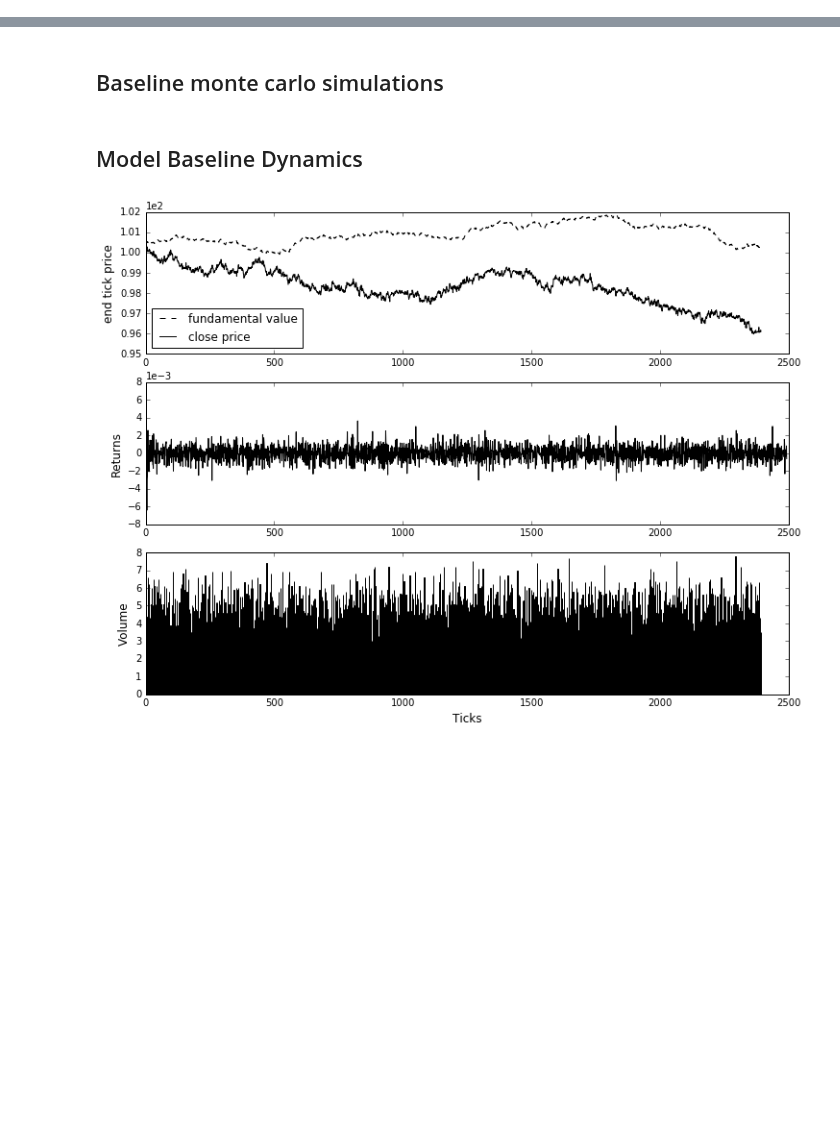
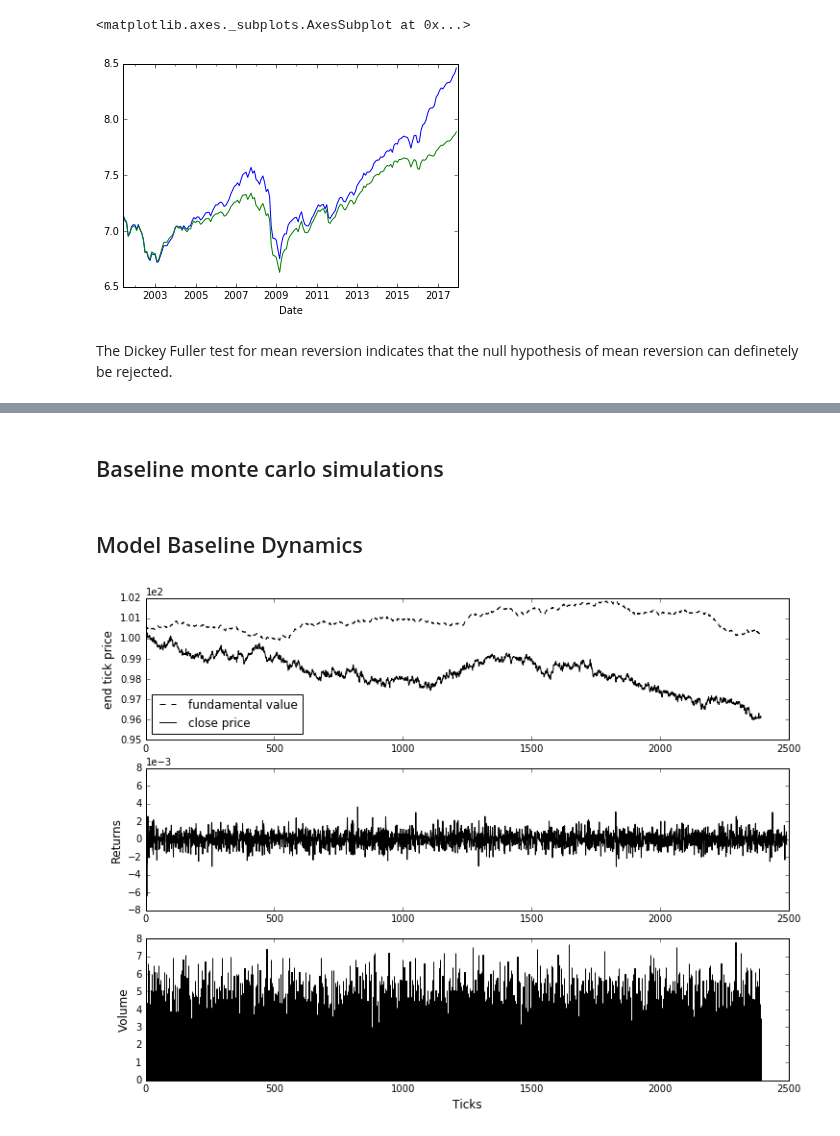
Before and after one commit to joerischasfoort/sim-fin-abm, a Jupyter notebook: Fundamentals-unhinged-baseline-replication.ipynb, the cells around one changed output, grey strips where cells are left out. Drawn from its saved outputs; the diff is of its cells as text; code cells hidden in the pictures; blank space fills up the shorter version.

Commit message:
added empirical calculations of fundamentals

```diff
--- a/Fundamentals-unhinged-baseline-replication.ipynb
+++ b/Fundamentals-unhinged-baseline-replication.ipynb
@@ -12,0 +21,26 @@ from functions.helpers import hurst
+# %%
+start_date = '1960-01-01'
+end_date = '2017-12-31'
+window = 120
+# %%
+spy_real_price = quandl.get("MULTPL/SP500_REAL_PRICE_MONTH", authtoken="8EKNms1cLLU-dBjk5Y4d").loc[start_date:end_date]
+spy_real_price = spy_real_price.rename(columns={"Value": "price"})
+spy_dividends = quandl.get("MULTPL/SP500_DIV_MONTH", authtoken="8EKNms1cLLU-dBjk5Y4d").loc[start_date:end_date]
+spy_dividends = spy_dividends.rename(columns={"Value": "dividends"})
+spy_dividends.index = spy_dividends.index + pd.offsets.MonthBegin(1)
+spy_all = spy_dividends.join(spy_real_price)
+spy_all['div_growth'] = spy_all['dividends'].pct_change()
+spy_all['av_div_growth'] = spy_all['div_growth'].rolling(window=window,center=False).mean()
+spy_all['yield'] = spy_all['dividends'] / spy_all['price']
+spy_all = spy_all.iloc[window:]
+# %%
+spy_all['fundamental'] = ((1 + spy_all['av_div_growth']) / (spy_all['yield'] - spy_all['av_div_growth'])) * spy_all['dividends']
+spy_all['dev_fundamental'] = spy_all['price'] - spy_all['fundamental']
+# %%
+np.log(spy_all['fundamental']).iloc[-200:].plot()
+np.log(spy_all['price']).iloc[-200:].plot()
+# %% [output]
+<matplotlib.axes._subplots.AxesSubplot at 0x...>
+[figure, added]
+# %% [markdown]
+The Dickey Fuller test for mean reversion indicates that the null hypothesis of mean reversion can definetely be rejected.
```
Also changed, not shown: parts of 6 cells of this notebook, 1 other file.
